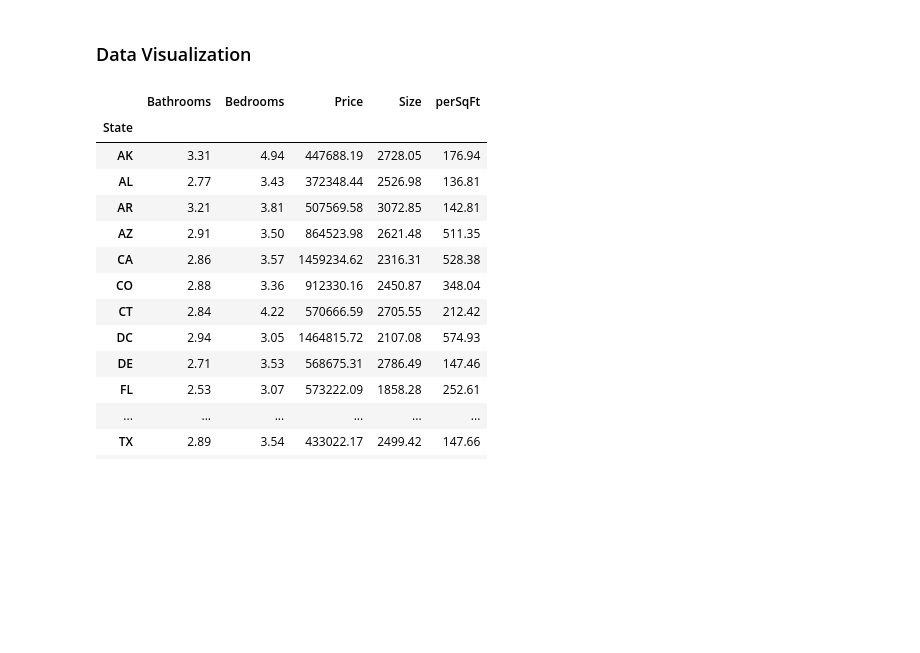
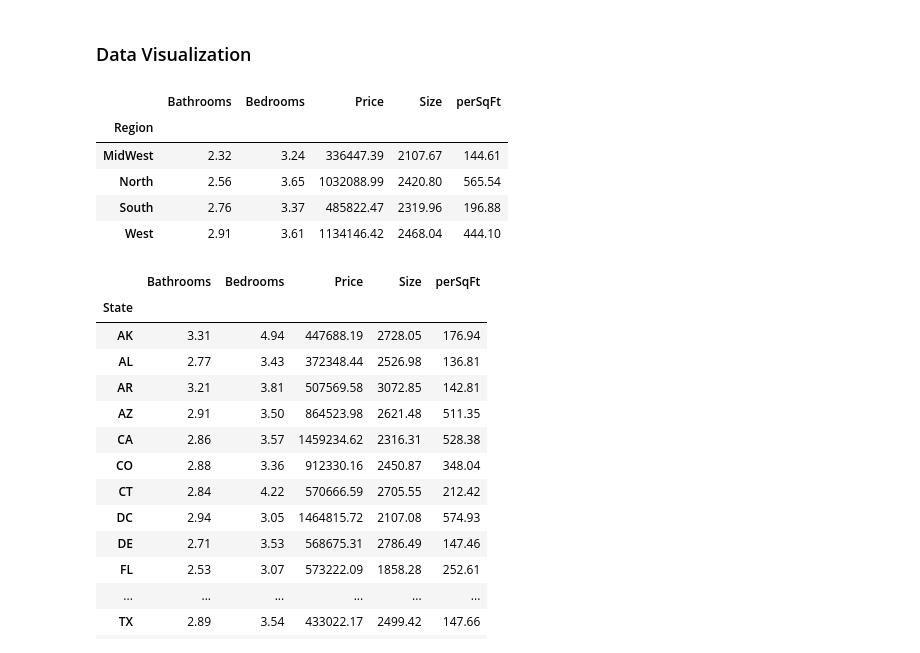
Before and after one commit to StockJanitor/CIS41_Project, a Jupyter notebook: CIS41_Project.ipynb, the cells around one changed output. Saved outputs shown, nothing was run; the diff lists cells and outputs as text; code cells hidden in the pictures; blank space fills up the shorter version.

```diff
--- a/CIS41_Project.ipynb
+++ b/CIS41_Project.ipynb
@@ -487,5 +543,16 @@ dict(zip(list1,list2))
 # %% [markdown]
 ### Data Visualization
+# %%
+# Pivot table by region
+pd.set_option('display.float_format', '{:.2f}'.format)
+pd.pivot_table(house_df, values=['perSqFt','Size','Bedrooms','Bathrooms','Price'], index=['Region'])
+# %% [output]
+|  | Bathrooms | Bedrooms | Price | Size | perSqFt |
+| Region |  |  |  |  |  |
+| MidWest | 2.32 | 3.24 | 336447.39 | 2107.67 | 144.61 |
+| North | 2.56 | 3.65 | 1032088.99 | 2420.80 | 565.54 |
+| South | 2.76 | 3.37 | 485822.47 | 2319.96 | 196.88 |
+| West | 2.91 | 3.61 | 1134146.42 | 2468.04 | 444.10 |
 # %%
 # Piviot Tabel, setting format display to float with 2 decimal places
 pd.set_option('display.float_format', '{:.2f}'.format)
```
Also changed, not shown: parts of 8 cells of this notebook.
